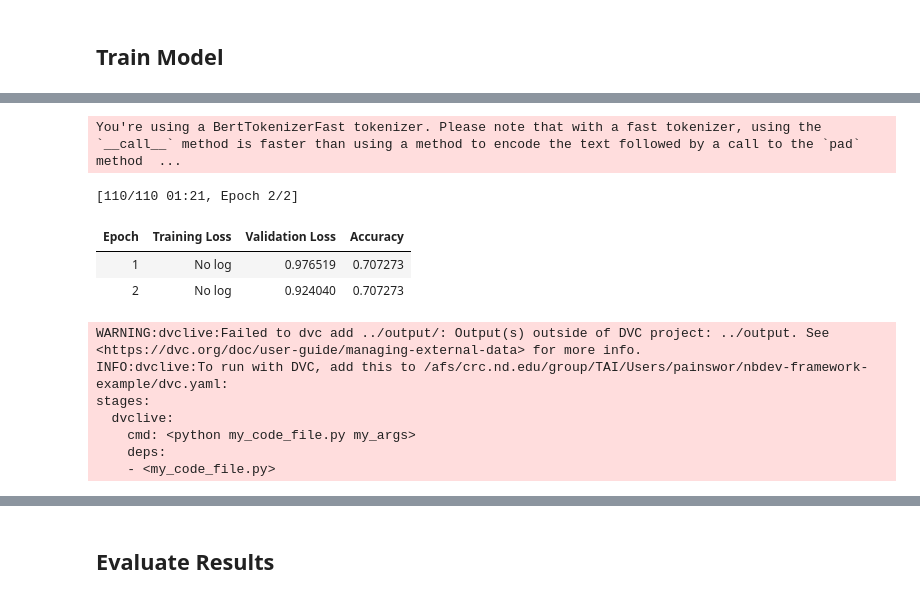
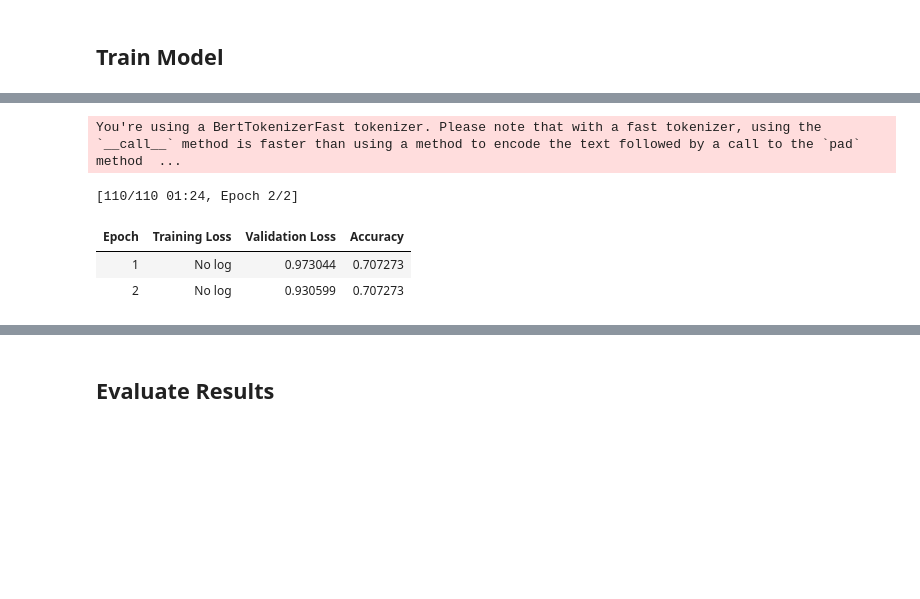
Before and after one commit to nd-crane/nbdev-framework-example, a Jupyter notebook: scripts/exp.ipynb, the cells around one changed output, grey strips where cells are left out. Cells and saved outputs as stored; diff of their text form; code cells hidden in the pictures; blank space fills up the shorter version.

```diff
--- a/scripts/exp.ipynb
+++ b/scripts/exp.ipynb
@@ -140,41 +139,34 @@ You should probably TRAIN this model on a down-stream task to be able to use it
 # %%
 training_args = TrainingArguments(
     output_dir="../output/",
     learning_rate=LEARNING_RATE,
     per_device_train_batch_size=BATCH_SIZE,
     per_device_eval_batch_size=BATCH_SIZE,
     num_train_epochs=EPOCHS,
     weight_decay=0.01,
     evaluation_strategy="epoch",
     save_strategy="epoch",
     load_best_model_at_end=True,
 )
 
 trainer = Trainer(
     model=model,
     args=training_args,
     train_dataset=full_train_dataset,
     eval_dataset=full_eval_dataset,
     tokenizer=tokenizer,
     data_collator=data_collator,
     compute_metrics=compute_metrics,
 )
 
-trainer.add_callback(DVCLiveCallback(live=live))
+#trainer.add_callback(DVCLiveCallback(live=live))
 history = trainer.train()
 # %% [output]
 You're using a BertTokenizerFast tokenizer. Please note that with a fast tokenizer, using the `__call__` method is faster than using a method to encode the text followed by a call to the `pad` method  ...
-[110/110 01:21, Epoch 2/2]
+[110/110 01:24, Epoch 2/2]
 | Epoch | Training Loss | Validation Loss | Accuracy |
-| 1 | No log | 0.976519 | 0.707273 |
-| 2 | No log | 0.924040 | 0.707273 |
+| 1 | No log | 0.973044 | 0.707273 |
+| 2 | No log | 0.930599 | 0.707273 |
-WARNING:dvclive:Failed to dvc add ../output/: Output(s) outside of DVC project: ../output. See <https://dvc.org/doc/user-guide/managing-external-data> for more info.
-INFO:dvclive:To run with DVC, add this to /afs/crc.nd.edu/group/TAI/Users/painswor/nbdev-framework-example/dvc.yaml:
-stages:
-  dvclive:
-    cmd: <python my_code_file.py my_args>
-    deps:
-    - <my_code_file.py>
 # %%
 trainer.evaluate()
 # %% [output]
```
Also changed, not shown: parts of 12 cells of this notebook, 5 other files.
